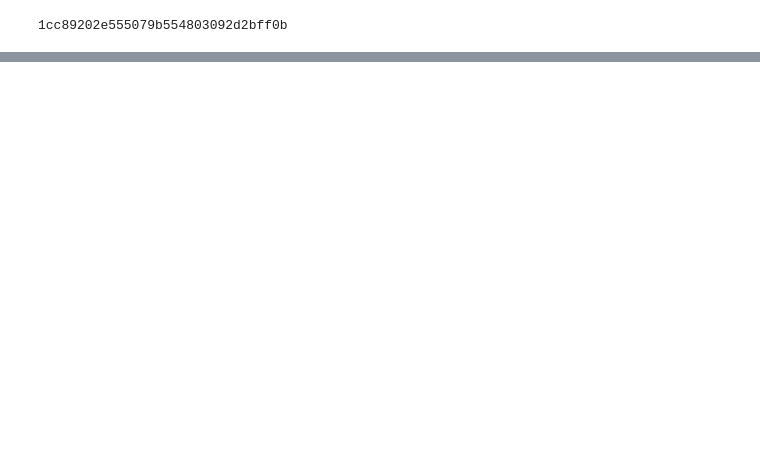
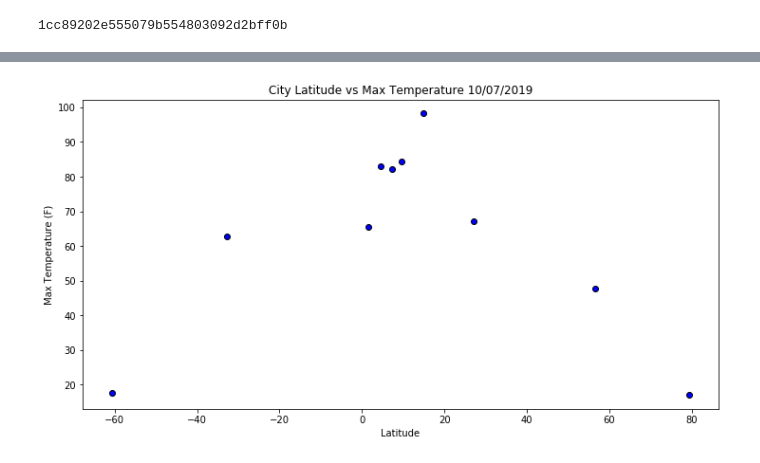
Before and after one commit to adamahrens/python-api-challenge, a Jupyter notebook: WeatherPy/API Challenge.ipynb, the cells around one changed output, grey strips where cells are left out. Drawn from its saved outputs; the diff is of its cells as text; code cells hidden in the pictures; blank space fills up the shorter version.

Commit message:
Adding additional charts for latitude

```diff
--- a/WeatherPy/API Challenge.ipynb
+++ b/WeatherPy/API Challenge.ipynb
@@ -114,0 +115,12 @@ weather_df.head()
+# %%
+# Latitude vs. Temperature Plot
+lat_temp = weather_df.copy()[['lat', 'max_temp']]
+plt.figure(figsize=(12, 6))
+plt.scatter(lat_temp['lat'], lat_temp['max_temp'], marker="o", facecolors="blue", edgecolors="black")
+plt.title('City Latitude vs Max Temperature 10/07/2019')
+plt.xlabel('Latitude')
+plt.ylabel('Max Temperature (F)')
+plt.savefig("../WeatherPy/City-Latitude-vs-Max-Temperature.png")
+plt.show()
+# %% [output]
+[figure, added]
```
Also changed, not shown: parts of 6 cells of this notebook, 5 other files.
